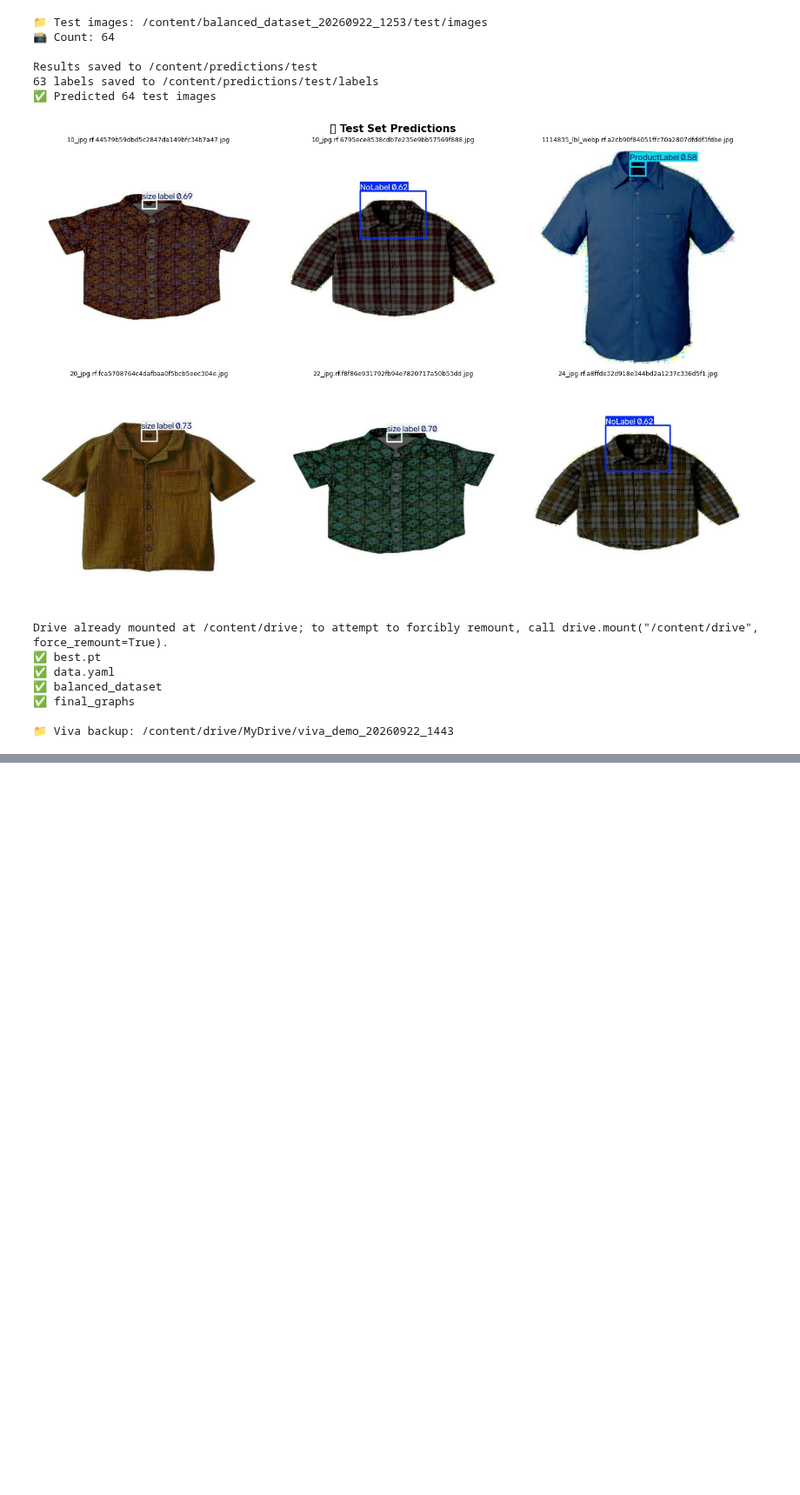
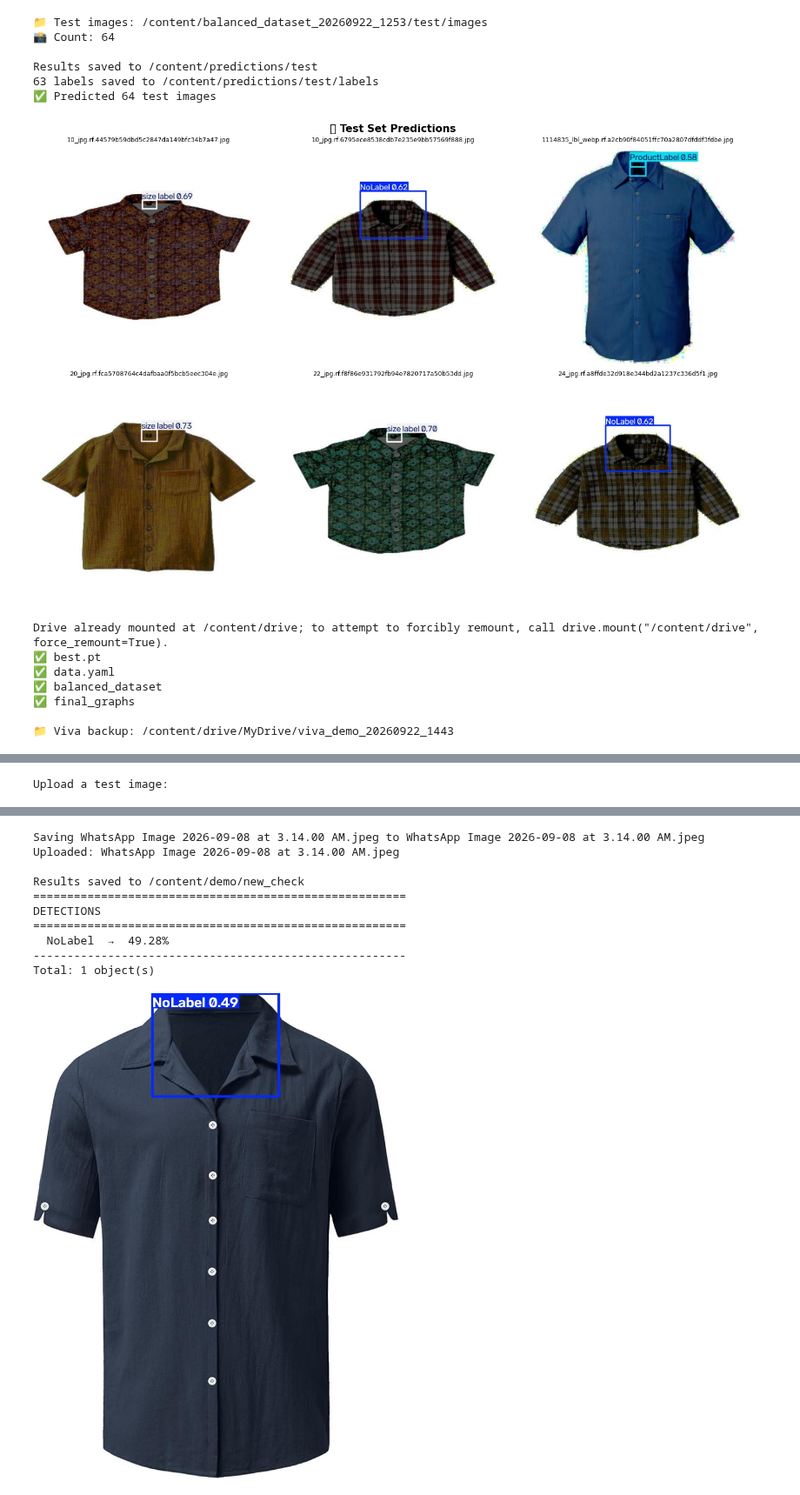
Before and after one commit to Ishini01/garment_defect_system, a Jupyter notebook: Missing_Lables.ipynb, the cells around one changed output, grey strips where cells are left out. Shown at 87% size. Drawn from its saved outputs; the diff is of its cells as text; code cells hidden in the pictures; blank space fills up the shorter version.

```diff
--- a/Missing_Lables.ipynb
+++ b/Missing_Lables.ipynb
@@ -1070,0 +1185,45 @@ Drive already mounted at /content/drive; to attempt to forcibly remount, call dr
+# %%
+from google.colab import files
+from IPython.display import Image, display
+from pathlib import Path
+
+# 1. Upload image
+print("Upload a test image:")
+uploaded = files.upload()
+img_name = list(uploaded.keys())[0]
+print(f"Uploaded: {img_name}\n")
+
+# 2. Predict
+results = model.predict(
+    img_name,
+    conf=0.25,
+    save=True,
+    project='/content/demo',
+    name='new_check',
+    exist_ok=True,
+    verbose=False
+)
+
+# 3. Print detections
+print("=" * 55)
+print("DETECTIONS")
+print("=" * 55)
+if results[0].boxes is None or len(results[0].boxes) == 0:
+    print("No objects detected.")
+else:
+    for b in results[0].boxes:
+        print(f"  {model.names[int(b.cls[0])]}  →  {float(b.conf[0]):.2%}")
+    print("-" * 55)
+    print(f"Total: {len(results[0].boxes)} object(s)")
+
+# 4. Show image (auto-detect saved filename)
+saved_dir = Path('/content/demo/new_check')
+saved_files = sorted(saved_dir.glob('*'),
+                     key=lambda f: f.stat().st_mtime, reverse=True)
+
+if saved_files:
+    display(Image(str(saved_files[0]), width=750))
+else:
+    print("No output image found")
+# %% [output]
+Upload a test image:
@@ -1070,0 +1231,11 @@ Drive already mounted at /content/drive; to attempt to forcibly remount, call dr
+Saving WhatsApp Image 2026-09-08 at 3.14.00 AM.jpeg to WhatsApp Image 2026-09-08 at 3.14.00 AM.jpeg
+Uploaded: WhatsApp Image 2026-09-08 at 3.14.00 AM.jpeg
+
+Results saved to /content/demo/new_check
+=======================================================
+DETECTIONS
+=======================================================
+  NoLabel  →  49.28%
+-------------------------------------------------------
+Total: 1 object(s)
+[figure, added]
```
Also changed, not shown: parts of 3 cells of this notebook.
